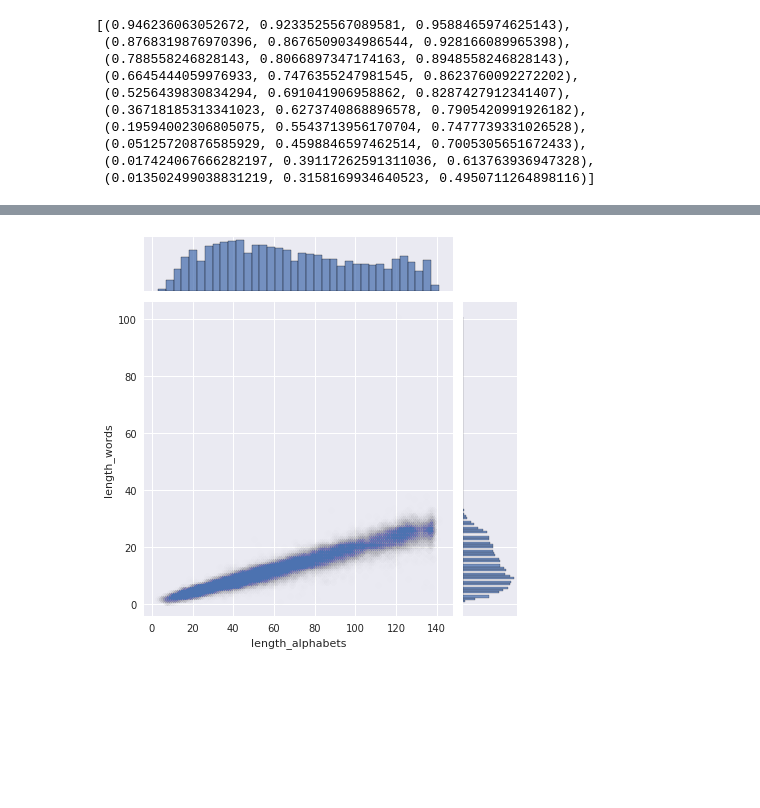
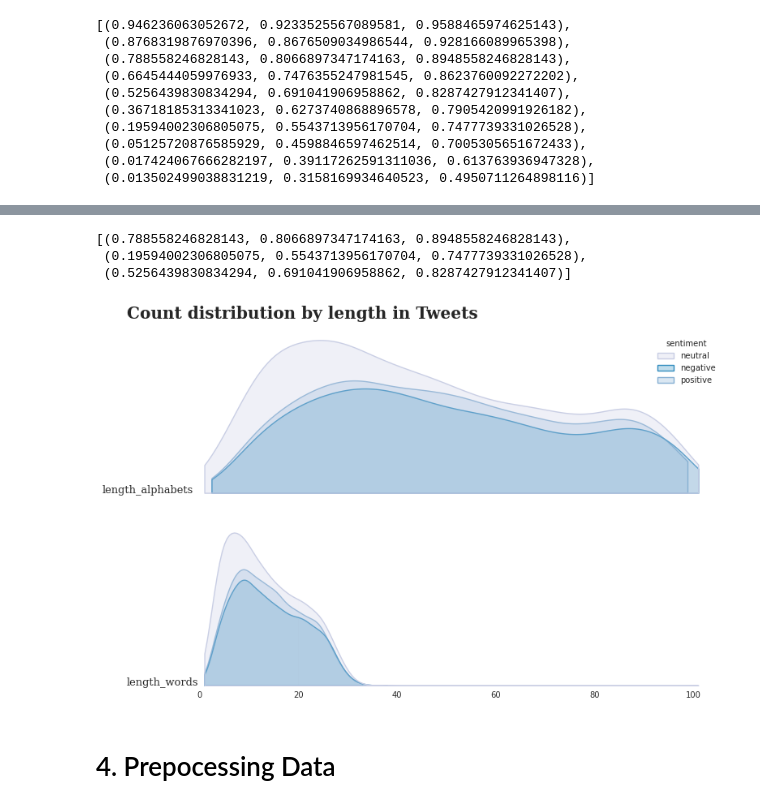
Before and after one commit to jerife/Kaggle, a Jupyter notebook: 09 Tweet Sentiment Extraction.ipynb, the cells around one changed output, grey strips where cells are left out. Cells and saved outputs as stored; diff of their text form; code cells hidden in the pictures; blank space fills up the shorter version.

```diff
--- a/09 Tweet Sentiment Extraction.ipynb
+++ b/09 Tweet Sentiment Extraction.ipynb
@@ -191,5 +177,53 @@ plt.show()
-# %%
-sns.jointplot(x="length_alphabets", y="length_words", data=train_df, alpha=0.005)
-plt.show()
-# %% [output]
-[figure, removed]
+# %%
+three_PuBu_palette = list()
+three_PuBu_palette.append(PuBu_palette[2])
+three_PuBu_palette.append(PuBu_palette[6])
+three_PuBu_palette.append(PuBu_palette[4])
+three_PuBu_palette
+# %% [output]
+[(0.788558246828143, 0.8066897347174163, 0.8948558246828143),
+ (0.19594002306805075, 0.5543713956170704, 0.7477739331026528),
+ (0.5256439830834294, 0.691041906958862, 0.8287427912341407)]
+# %%
+fig = plt.figure(figsize=(12, 8))
+gs = fig.add_gridspec(2,1)
+
+axes = list()
+
+for index, data in zip(range(2), train_df):
+    axes.append(fig.add_subplot(gs[index, 0]))
+
+
+    if index==0:
+        sns.kdeplot(x='length_alphabets', data=train_df,
+                        fill=True, ax=axes[index], cut=0, bw_method=0.20,
+                        lw=1.4 , hue='sentiment', palette=three_PuBu_palette,
+                         alpha=0.3)
+    else:
+        sns.kdeplot(x='length_words', data=train_df,
+                    fill=True, ax=axes[index], cut=0, bw_method=0.20,
+                    lw=1.4 , hue='sentiment',palette=three_PuBu_palette,
+                     alpha=0.3)
+
+    axes[index].set_yticks([])
+    if index != 1 : axes[index].set_xticks([])
+    axes[index].set_ylabel('')
+    axes[index].set_xlabel('')
+    axes[index].spines[["top","right","left","bottom"]].set_visible(False)
+
+
+    if index == 0:
+        axes[index].text(-0.2,0,"length_alphabets",fontweight="light", fontfamily='serif', fontsize=13,ha="right")
+    else:
+        axes[index].text(-0.2,0,"length_words",fontweight="light", fontfamily='serif', fontsize=13,ha="right")
+
+
+    axes[index].patch.set_alpha(0)
+    if index != 0 : axes[index].get_legend().remove()
+
+fig.text(0.05,0.91,"Count distribution by length in Tweets", fontweight="bold", fontfamily='serif', fontsize=20)
+plt.show()
+# %% [output]
+[figure, added]
+# %% [markdown]
+# 4. Prepocessing Data
```
Also changed, not shown: parts of 10 cells of this notebook.
